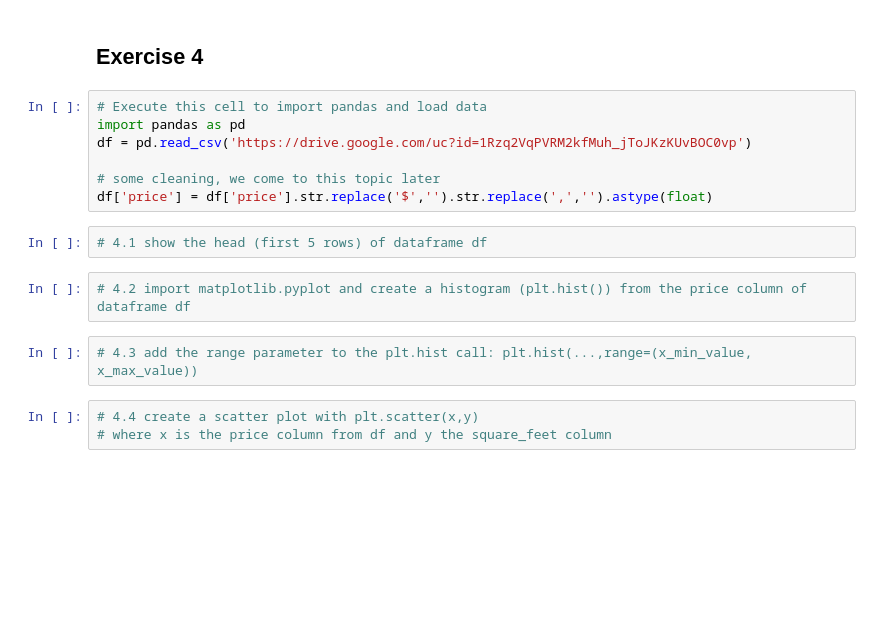
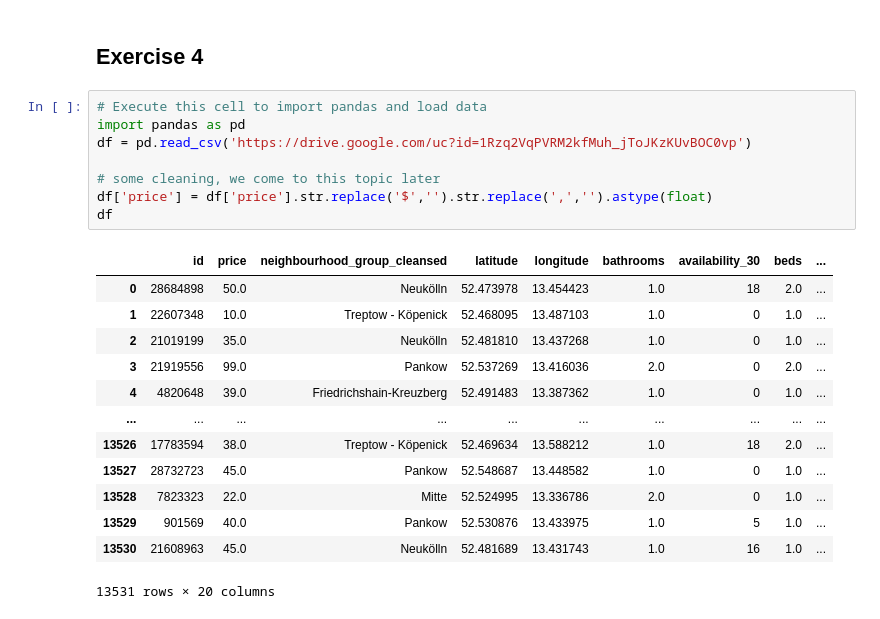
Before and after one commit to dylanprincetonweng-pixel/phyton-visually-sation, a Jupyter notebook: notebooks/Part 3 Data Wrangling and Visualizations/Exercises_Lecture_3.ipynb, the cells around one changed output. Cells and saved outputs as stored; diff of their text form; blank space fills up the shorter version.

```diff
--- a/notebooks/Part 3 Data Wrangling and Visualizations/Exercises_Lecture_3.ipynb
+++ b/notebooks/Part 3 Data Wrangling and Visualizations/Exercises_Lecture_3.ipynb
@@ -66,16 +71,22 @@ df2 = pd.DataFrame(data2)
 # %%
 # Execute this cell to import pandas and load data
 import pandas as pd
 df = pd.read_csv('https://drive.google.com/uc?id=1Rzq2VqPVRM2kfMuh_jToJKzKUvBOC0vp')
 
 # some cleaning, we come to this topic later
 df['price'] = df['price'].str.replace('$','').str.replace(',','').astype(float)
+df
+# %% [output]
+|  | id | price | neighbourhood_group_cleansed | latitude | longitude | bathrooms | availability_30 | beds | ... |
+| 0 | 28684898 | 50.0 | Neukölln | 52.473978 | 13.454423 | 1.0 | 18 | 2.0 | ... |
+| 1 | 22607348 | 10.0 | Treptow - Köpenick | 52.468095 | 13.487103 | 1.0 | 0 | 1.0 | ... |
+| 2 | 21019199 | 35.0 | Neukölln | 52.481810 | 13.437268 | 1.0 | 0 | 1.0 | ... |
+| 3 | 21919556 | 99.0 | Pankow | 52.537269 | 13.416036 | 2.0 | 0 | 2.0 | ... |
+| 4 | 4820648 | 39.0 | Friedrichshain-Kreuzberg | 52.491483 | 13.387362 | 1.0 | 0 | 1.0 | ... |
+| ... | ... | ... | ... | ... | ... | ... | ... | ... | ... |
+| 13526 | 17783594 | 38.0 | Treptow - Köpenick | 52.469634 | 13.588212 | 1.0 | 18 | 2.0 | ... |
+| 13527 | 28732723 | 45.0 | Pankow | 52.548687 | 13.448582 | 1.0 | 0 | 1.0 | ... |
+| 13528 | 7823323 | 22.0 | Mitte | 52.524995 | 13.336786 | 2.0 | 0 | 1.0 | ... |
+| 13529 | 901569 | 40.0 | Pankow | 52.530876 | 13.433975 | 1.0 | 5 | 1.0 | ... |
+| 13530 | 21608963 | 45.0 | Neukölln | 52.481689 | 13.431743 | 1.0 | 16 | 1.0 | ... |
+13531 rows × 20 columns
-# %%
-# 4.1 show the head (first 5 rows) of dataframe df
-# %%
-# 4.2 import matplotlib.pyplot and create a histogram (plt.hist()) from the price column of dataframe df
-# %%
-# 4.3 add the range parameter to the plt.hist call: plt.hist(...,range=(x_min_value, x_max_value))
-# %%
-# 4.4 create a scatter plot with plt.scatter(x,y)
-# where x is the price column from df and y the square_feet column
```
Also changed, not shown: parts of 4 cells of this notebook.
